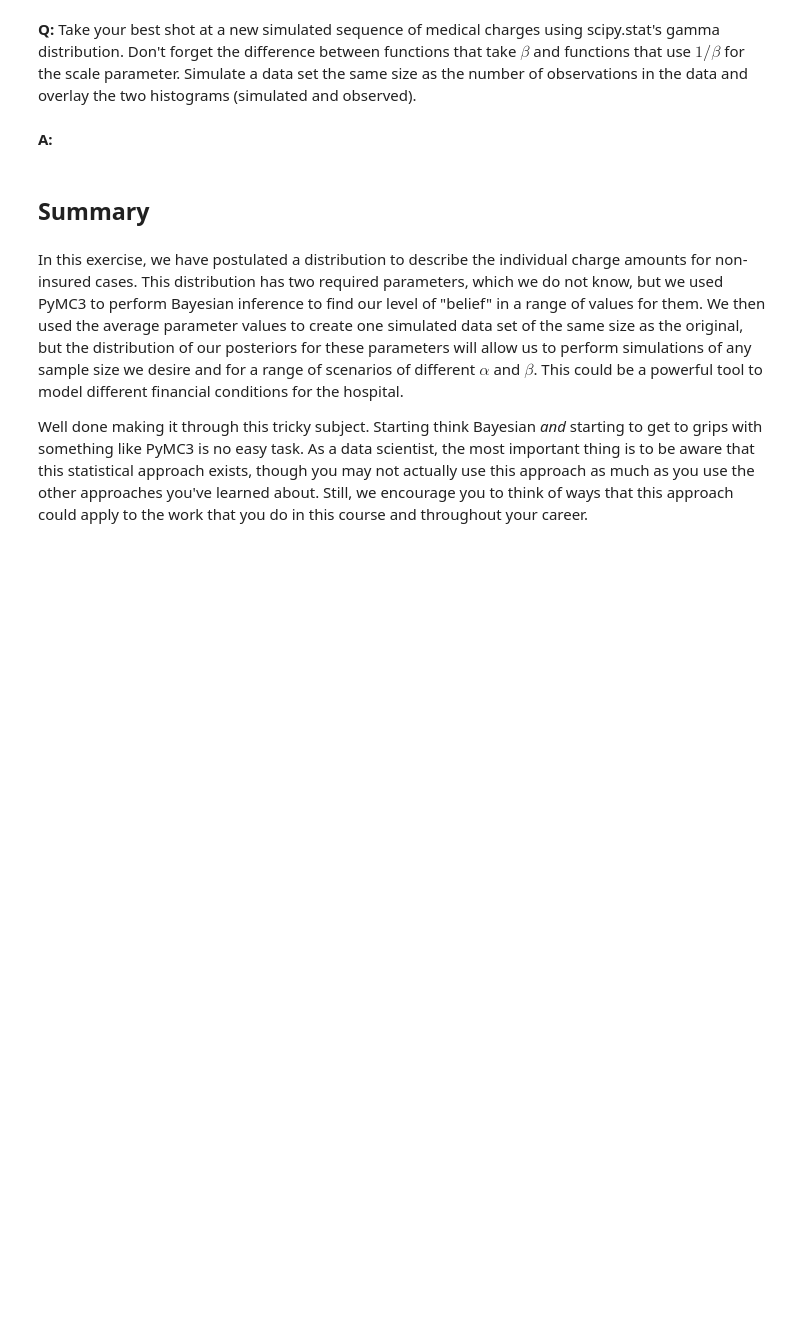
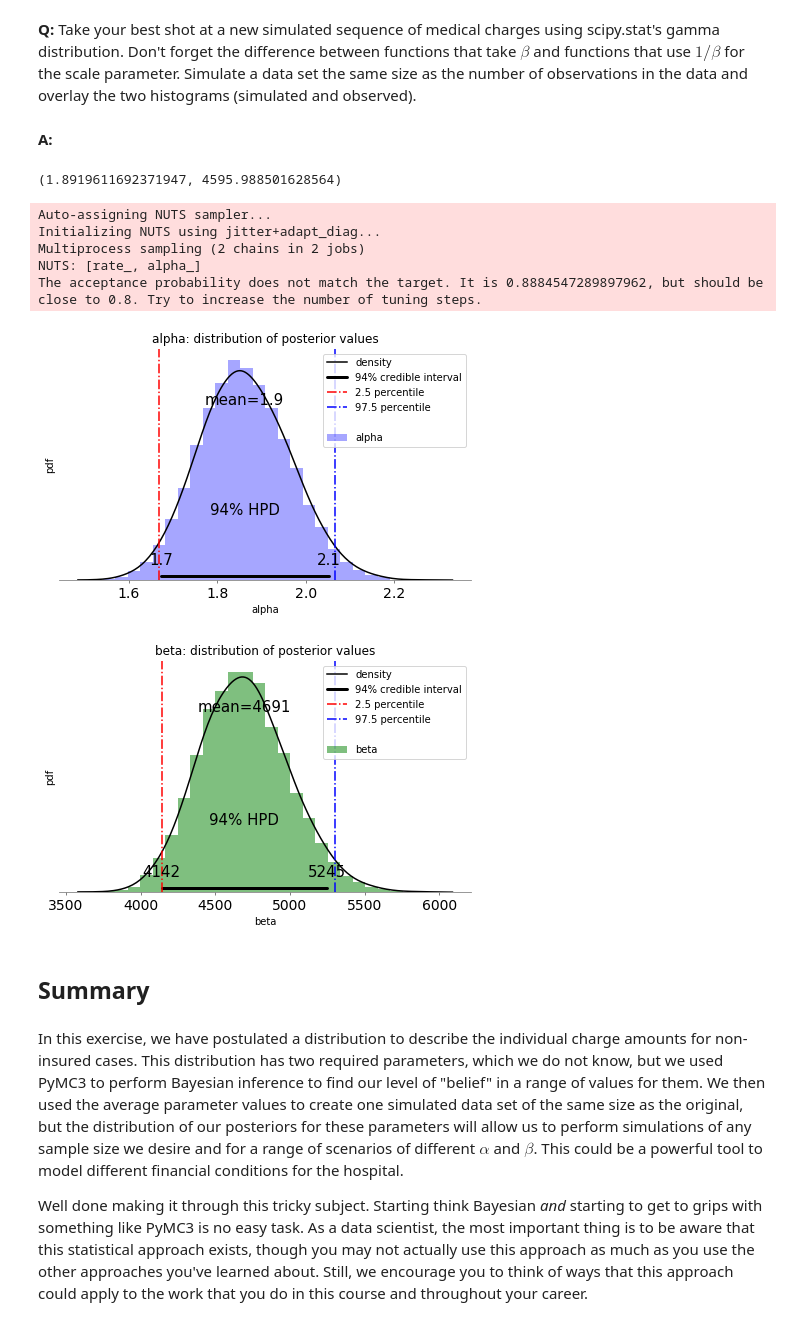
Before and after one commit to AHalarewicz/BayesianInference, a Jupyter notebook: Bayesian_stats_Q6.28/inferential_statistics_3-Q.ipynb, the cells around one changed output. Drawn from its saved outputs; the diff is of its cells as text; code cells hidden in the pictures; blank space fills up the shorter version.

```diff
--- a/Bayesian_stats_Q6.28/inferential_statistics_3-Q.ipynb
+++ b/Bayesian_stats_Q6.28/inferential_statistics_3-Q.ipynb
@@ -168,3 +193,76 @@ best_shot_simulated = None
+# %%
+# instead, use simulated data
+no_insurance = no_ins_model_rvs
+alpha_est = np.mean(no_insurance)**2 / np.var(no_insurance)
+beta_est = np.var(no_insurance) / np.mean(no_insurance)
+alpha_est, beta_est
+# %% [output]
+(1.8919611692371947, 4595.988501628564)
+# %%
+# create PyMC3 model
+
+# PyMC3 Gamma seems to use rate = 1/beta
+rate_est = 1/beta_est
+# Initial parameter estimates we'll use below
+alpha_est, rate_est
+# %%
+with pm.Model() as model_sim:
+
+    N_draws = 10000
+
+    # use exponential prior for alpha
+    alpha_ = pm.Exponential('alpha_', 1/alpha_est)
+
+    # use exponential prior for rate (1 / beta)
+    rate_ = pm.Exponential('rate_', 1/rate_est)
+
+    # create gamma distribution
+    not_insured_gam_dist = pm.Gamma('not_insured_gam_dist', alpha=alpha_, beta=rate_, observed=no_insurance)
+
+    # perfrom 10000 draws
+    trace = pm.sample(N_draws)
+# %% [output]
+Auto-assigning NUTS sampler...
+Initializing NUTS using jitter+adapt_diag...
+Multiprocess sampling (2 chains in 2 jobs)
+NUTS: [rate_, alpha_]
+The acceptance probability does not match the target. It is 0.8884547289897962, but should be close to 0.8. Try to increase the number of tuning steps.
+# %%
+# calculate the 95% credible interval for alpha & beta
+
+with model:
+    alpha_ci = percentile_p(trace['alpha_'], 95)
+    beta_ci = percentile_p(1/trace['rate_'], 95)
+# %%
+# plot posterior values of alpha & beta
+
+
+_ = pm.plots.plot_posterior(data=trace['alpha_'], color='k')
+_ = plt.hist(trace['alpha_'], bins=30, color='blue', alpha=0.35, density=True)
+l1 , r1 = alpha_ci
+_ = plt.axvline(l1, color='red', linestyle='-.')
+_ = plt.axvline(r1, color='blue', linestyle='-.')
+_ = plt.legend(['density', '94% credible interval', '2.5 percentile','97.5 percentile','','alpha'])
+_ = plt.title('alpha: distribution of posterior values')
+_ = plt.ylabel('pdf')
+_ = plt.xlabel('alpha')
+
+
+_ = pm.plots.plot_posterior(data=1/trace['rate_'], color='k')
+_ = plt.hist(1/trace['rate_'], bins=30, color='g', alpha=0.5, density=True)
+l2, r2 = beta_ci
+_ = plt.axvline(l2, color='red', linestyle='-.')
+_ = plt.axvline(r2, color='blue', linestyle='-.')
+_ = plt.legend(['alpha', 'density', '95% credible interval'])
+_ = plt.legend(['density', '94% credible interval', '2.5 percentile','97.5 percentile','','beta'])
+_ = plt.title('beta: distribution of posterior values')
+_ = plt.ylabel('pdf')
+_ = plt.xlabel('beta')
+
+plt.show()
+# %% [output]
+[figure, added]
+[figure, added]
 # %% [markdown]
 ## Summary
 # %% [markdown]
```
Also changed, not shown: parts of 9 cells of this notebook.
